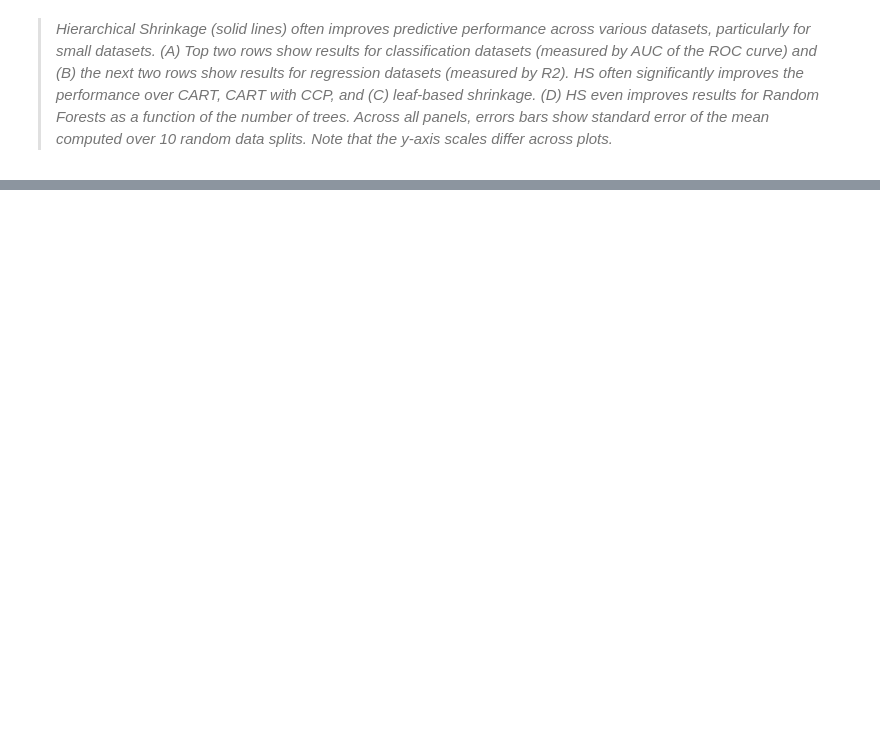
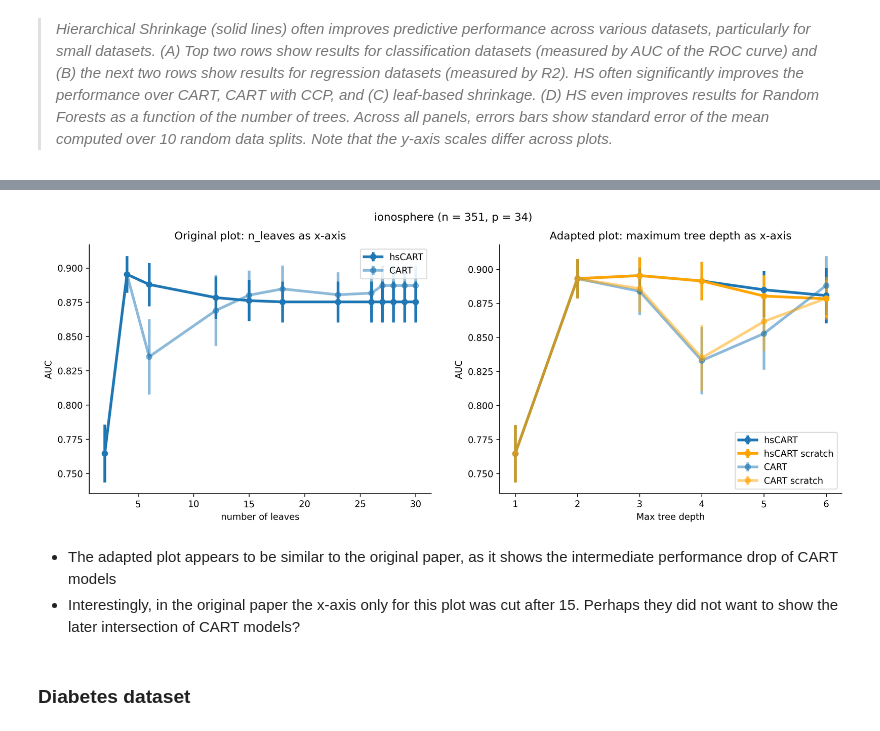
Before and after one commit to markusloecher/TreeBasedModel, a Jupyter notebook: notebooks/Recreation_results_HS_paper_Performance.ipynb, the cells around one changed output, grey strips where cells are left out. Saved outputs shown, nothing was run; the diff lists cells and outputs as text; code cells hidden in the pictures; blank space fills up the shorter version.

```diff
--- a/notebooks/Recreation_results_HS_paper_Performance.ipynb
+++ b/notebooks/Recreation_results_HS_paper_Performance.ipynb
@@ -209,0 +258,15 @@ In the current state of the `TreeModelsfromScratch` there is no parameter to spe
+# %%
+#Load dataset
+dset_name, dset_file, data_source = DATASETS_CLASSIFICATION[4]
+X, y, feat_names = get_clean_dataset(dset_file, data_source, DATASET_PATH)
+# %%
+cv_res_orig_io, cv_res_new_io = create_performance_plot(X, y, scoring_func=roc_auc_score, model_type="classification",
+                                                      reg_param=100, shuffle=True, random_state=42,
+                                                      dset_name=dset_name, show_adapted_plot=True)
+# %% [output]
+[figure, added]
+# %% [markdown]
+- The adapted plot appears to be similar to the original paper, as it shows the intermediate performance drop of CART models
+- Interestingly, in the original paper the x-axis only for this plot was cut after 15. Perhaps they did not want to show the later intersection of CART models?
+# %% [markdown]
+### Diabetes dataset
```
Also changed, not shown: parts of 56 cells of this notebook, 1 other file.
